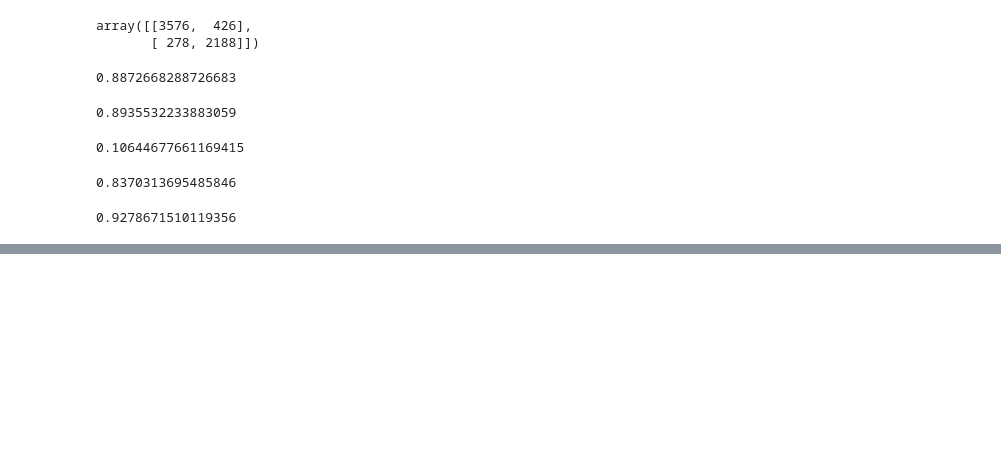
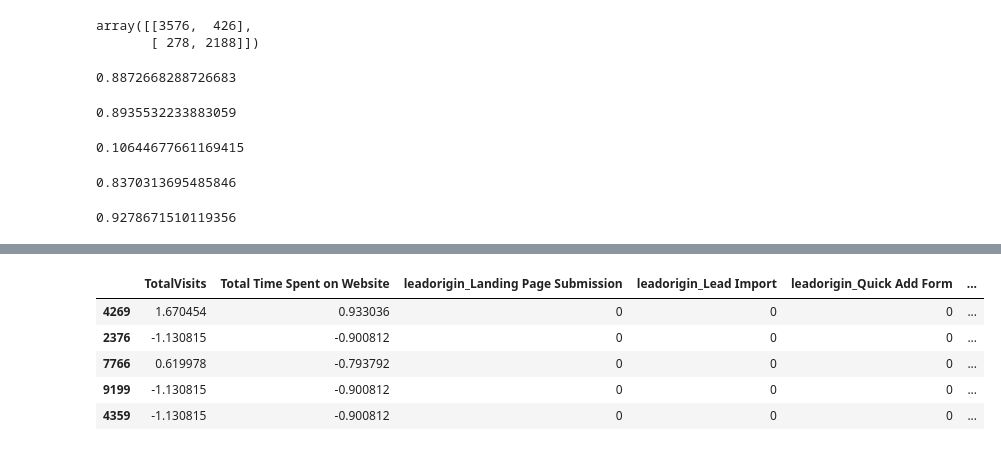
Before and after one commit to ritikamehra/LeadScoringCaseStudy, a Jupyter notebook: Lead_Scoring_Case_Study.ipynb, the cells around one changed output, grey strips where cells are left out. Drawn from its saved outputs; the diff is of its cells as text; code cells hidden in the pictures; blank space fills up the shorter version.

Commit message:
Added model evaluation with test dataframe

```diff
--- a/Lead_Scoring_Case_Study.ipynb
+++ b/Lead_Scoring_Case_Study.ipynb
@@ -1455,0 +1475,13 @@ print (TN / float(TN+ FN))
+# %%
+num_cols=X_test.select_dtypes(include=['float64', 'int64']).columns
+
+X_test[num_cols] = scaler.fit_transform(X_test[num_cols])
+
+X_test.head()
+# %% [output]
+|  | TotalVisits | Total Time Spent on Website | leadorigin_Landing Page Submission | leadorigin_Lead Import | leadorigin_Quick Add Form | ... |
+| 4269 | 1.670454 | 0.933036 | 0 | 0 | 0 | ... |
+| 2376 | -1.130815 | -0.900812 | 0 | 0 | 0 | ... |
+| 7766 | 0.619978 | -0.793792 | 0 | 0 | 0 | ... |
+| 9199 | -1.130815 | -0.900812 | 0 | 0 | 0 | ... |
+| 4359 | -1.130815 | -0.900812 | 0 | 0 | 0 | ... |
```
Also changed, not shown: parts of 23 cells of this notebook.
